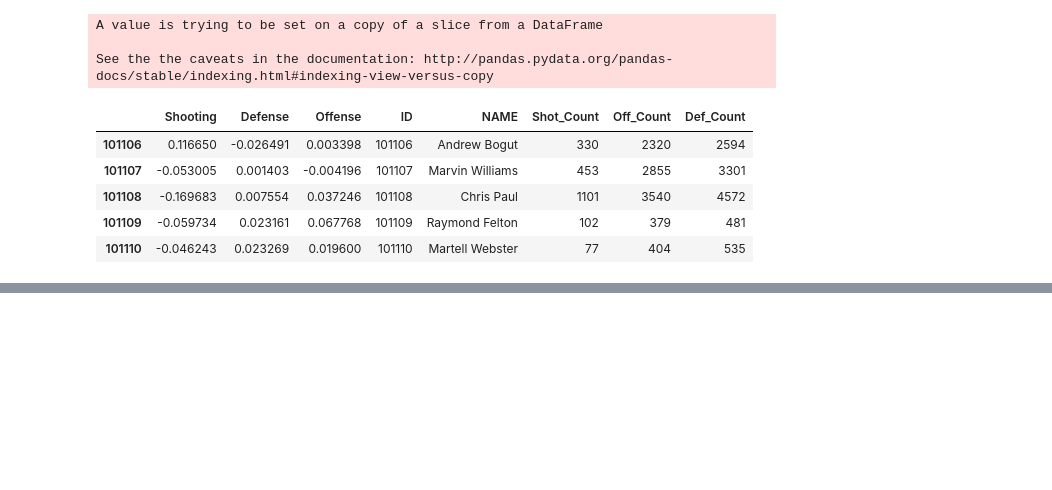
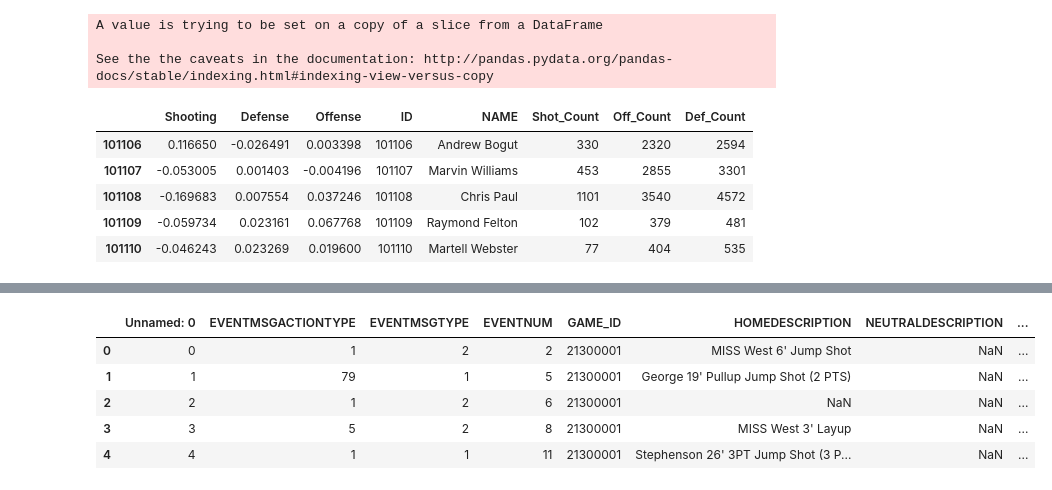
Before and after one commit to hwchase17/sportvu, a Jupyter notebook: Lasso.ipynb, the cells around one changed output, grey strips where cells are left out. Cells and saved outputs as stored; diff of their text form; code cells hidden in the pictures; blank space fills up the shorter version.

```diff
--- a/Lasso.ipynb
+++ b/Lasso.ipynb
@@ -922,0 +932,9 @@ players_data.to_excel('players_data.xlsx')
+# %%
+all2013.head()
+# %% [output]
+|  | Unnamed: 0 | EVENTMSGACTIONTYPE | EVENTMSGTYPE | EVENTNUM | GAME_ID | HOMEDESCRIPTION | NEUTRALDESCRIPTION | ... |
+| 0 | 0 | 1 | 2 | 2 | 21300001 | MISS West 6' Jump Shot | NaN | ... |
+| 1 | 1 | 79 | 1 | 5 | 21300001 | George 19' Pullup Jump Shot (2 PTS) | NaN | ... |
+| 2 | 2 | 1 | 2 | 6 | 21300001 | NaN | NaN | ... |
+| 3 | 3 | 5 | 2 | 8 | 21300001 | MISS West 3' Layup | NaN | ... |
+| 4 | 4 | 1 | 1 | 11 | 21300001 | Stephenson 26' 3PT Jump Shot (3 P... | NaN | ... |
```
Also changed, not shown: parts of 1 cell of this notebook, 1 other file.
